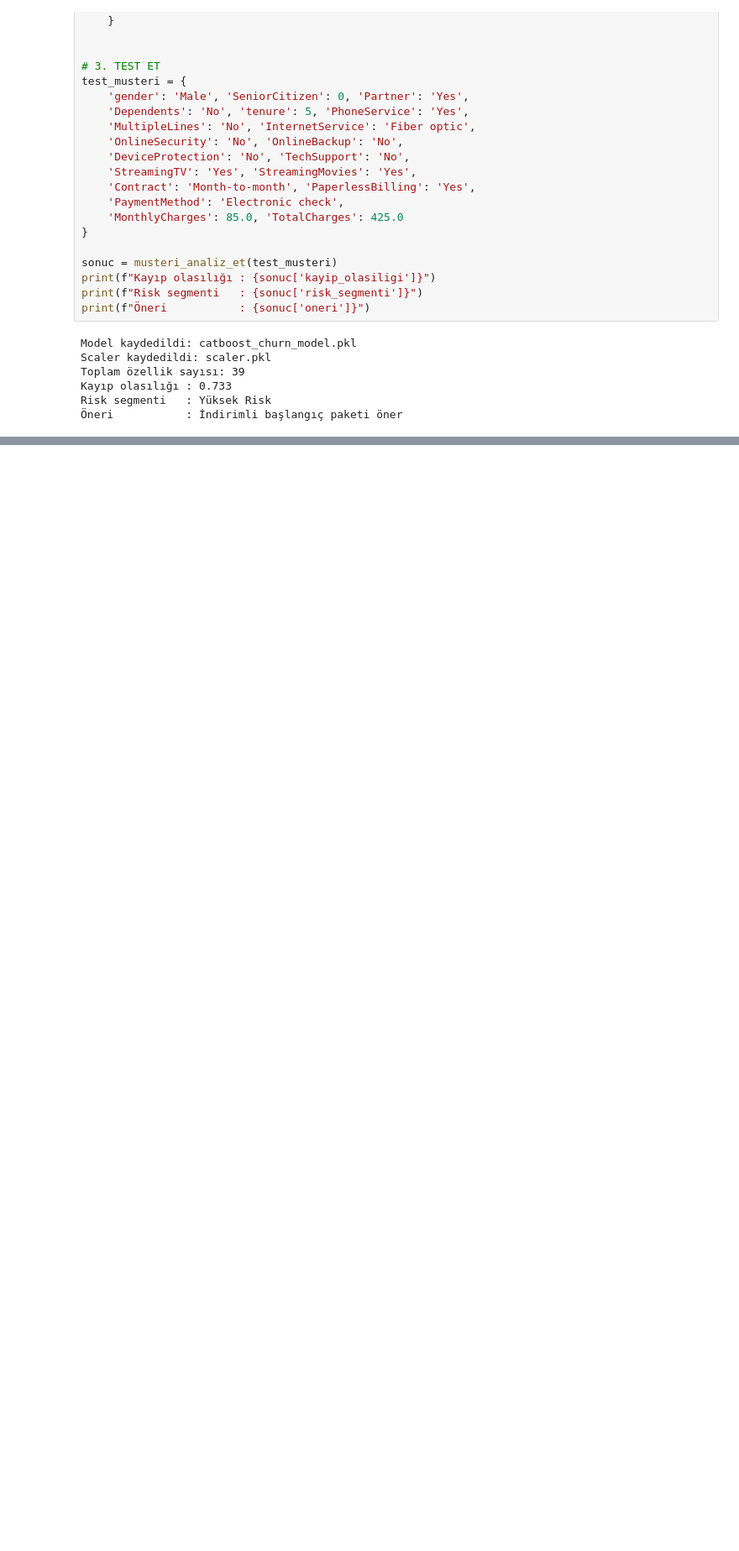
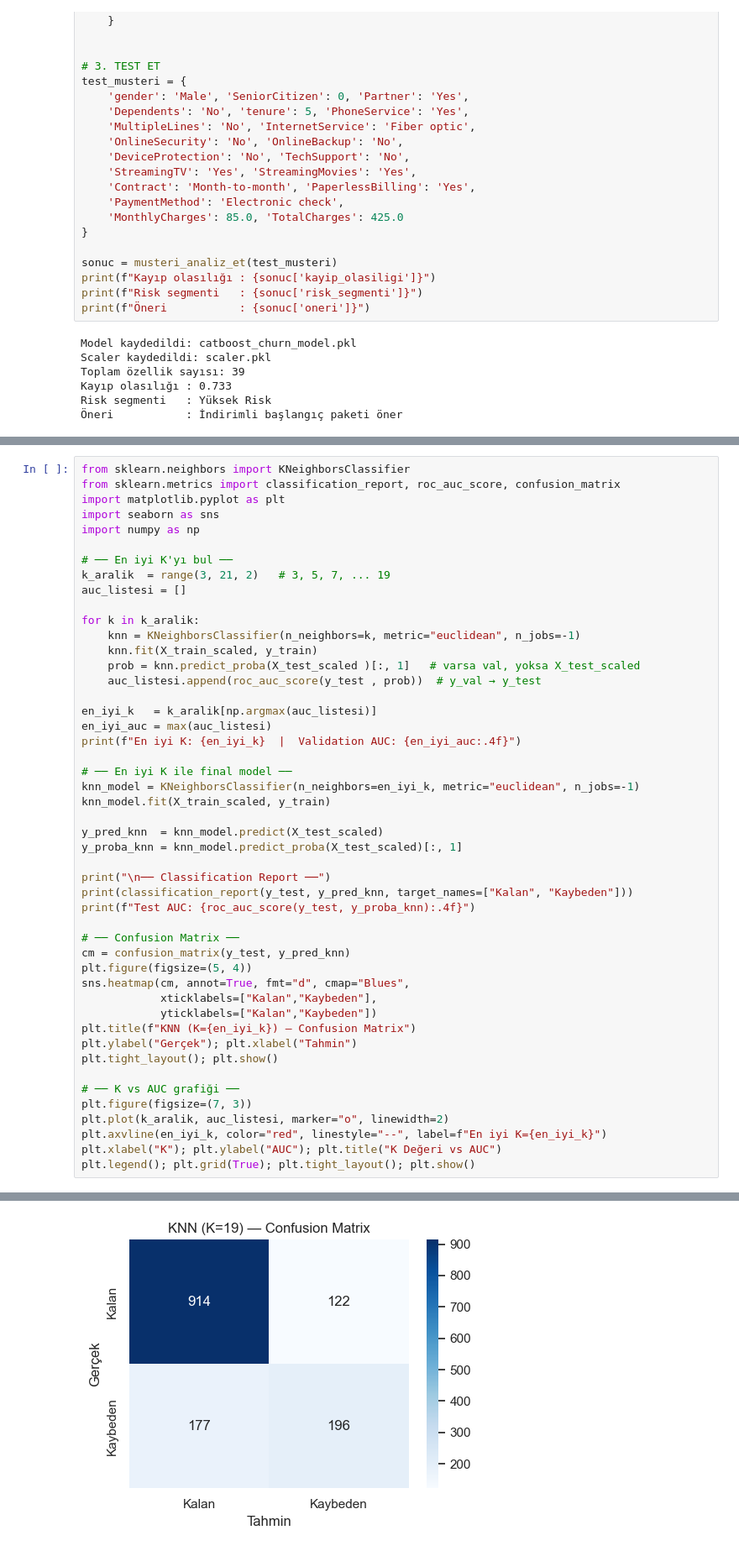
Before and after one commit to OguzIronCode/Customer-Node, a Jupyter notebook: AI_EDA.ipynb, the cells around one changed output, grey strips where cells are left out. Shown at 84% size. Cells and saved outputs as stored; diff of their text form; blank space fills up the shorter version.

```diff
--- a/AI_EDA.ipynb
+++ b/AI_EDA.ipynb
@@ -1571,0 +1669,49 @@ Risk segmenti   : Yüksek Risk
+# %%
+from sklearn.neighbors import KNeighborsClassifier
+from sklearn.metrics import classification_report, roc_auc_score, confusion_matrix
+import matplotlib.pyplot as plt
+import seaborn as sns
+import numpy as np
+
+# ── En iyi K'yı bul ──
+k_aralik  = range(3, 21, 2)   # 3, 5, 7, ... 19
+auc_listesi = []
+
+for k in k_aralik:
+    knn = KNeighborsClassifier(n_neighbors=k, metric="euclidean", n_jobs=-1)
+    knn.fit(X_train_scaled, y_train)
+    prob = knn.predict_proba(X_test_scaled )[:, 1]   # varsa val, yoksa X_test_scaled
+    auc_listesi.append(roc_auc_score(y_test , prob))  # y_val → y_test
+
+en_iyi_k   = k_aralik[np.argmax(auc_listesi)]
+en_iyi_auc = max(auc_listesi)
+print(f"En iyi K: {en_iyi_k}  |  Validation AUC: {en_iyi_auc:.4f}")
+
+# ── En iyi K ile final model ──
+knn_model = KNeighborsClassifier(n_neighbors=en_iyi_k, metric="euclidean", n_jobs=-1)
+knn_model.fit(X_train_scaled, y_train)
+
+y_pred_knn  = knn_model.predict(X_test_scaled)
+y_proba_knn = knn_model.predict_proba(X_test_scaled)[:, 1]
+
+print("\n── Classification Report ──")
+print(classification_report(y_test, y_pred_knn, target_names=["Kalan", "Kaybeden"]))
+print(f"Test AUC: {roc_auc_score(y_test, y_proba_knn):.4f}")
+
+# ── Confusion Matrix ──
+cm = confusion_matrix(y_test, y_pred_knn)
+plt.figure(figsize=(5, 4))
+sns.heatmap(cm, annot=True, fmt="d", cmap="Blues",
+            xticklabels=["Kalan","Kaybeden"],
+            yticklabels=["Kalan","Kaybeden"])
+plt.title(f"KNN (K={en_iyi_k}) — Confusion Matrix")
+plt.ylabel("Gerçek"); plt.xlabel("Tahmin")
+plt.tight_layout(); plt.show()
+
+# ── K vs AUC grafiği ──
+plt.figure(figsize=(7, 3))
+plt.plot(k_aralik, auc_listesi, marker="o", linewidth=2)
+plt.axvline(en_iyi_k, color="red", linestyle="--", label=f"En iyi K={en_iyi_k}")
+plt.xlabel("K"); plt.ylabel("AUC"); plt.title("K Değeri vs AUC")
+plt.legend(); plt.grid(True); plt.tight_layout(); plt.show()
+# %% [output]
@@ -1571,0 +1731 @@ Risk segmenti   : Yüksek Risk
+[figure, added]
```
Also changed, not shown: parts of 30 cells of this notebook, 18 other files.
